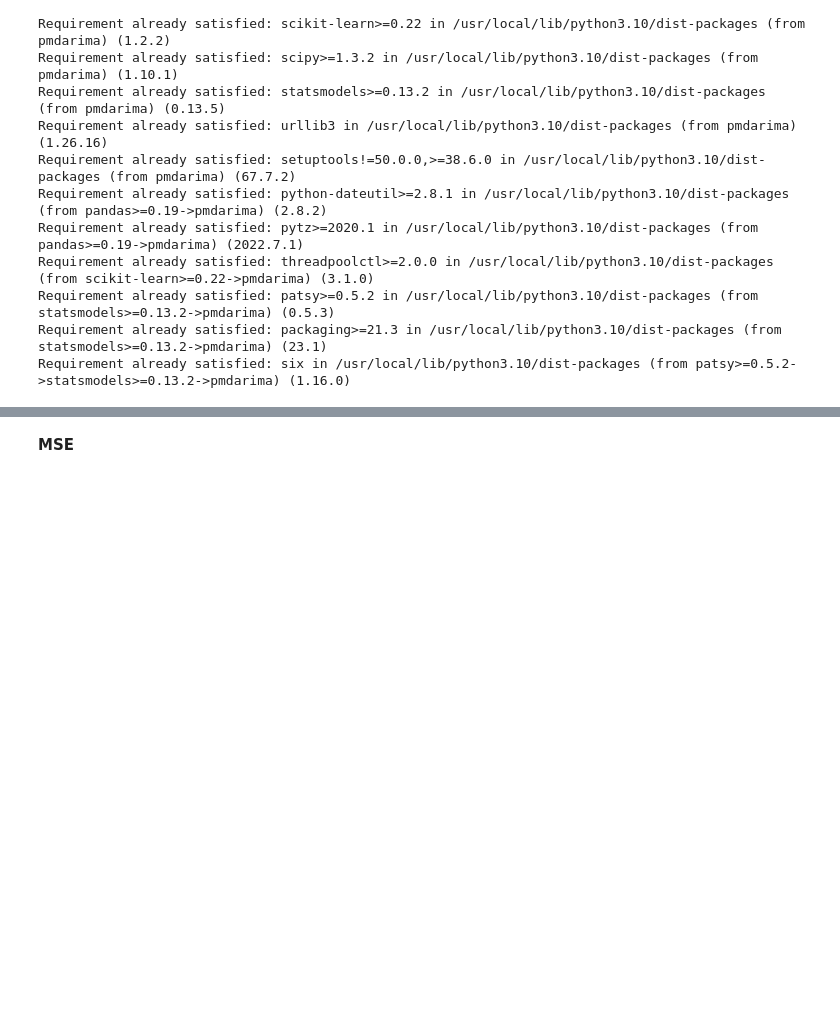
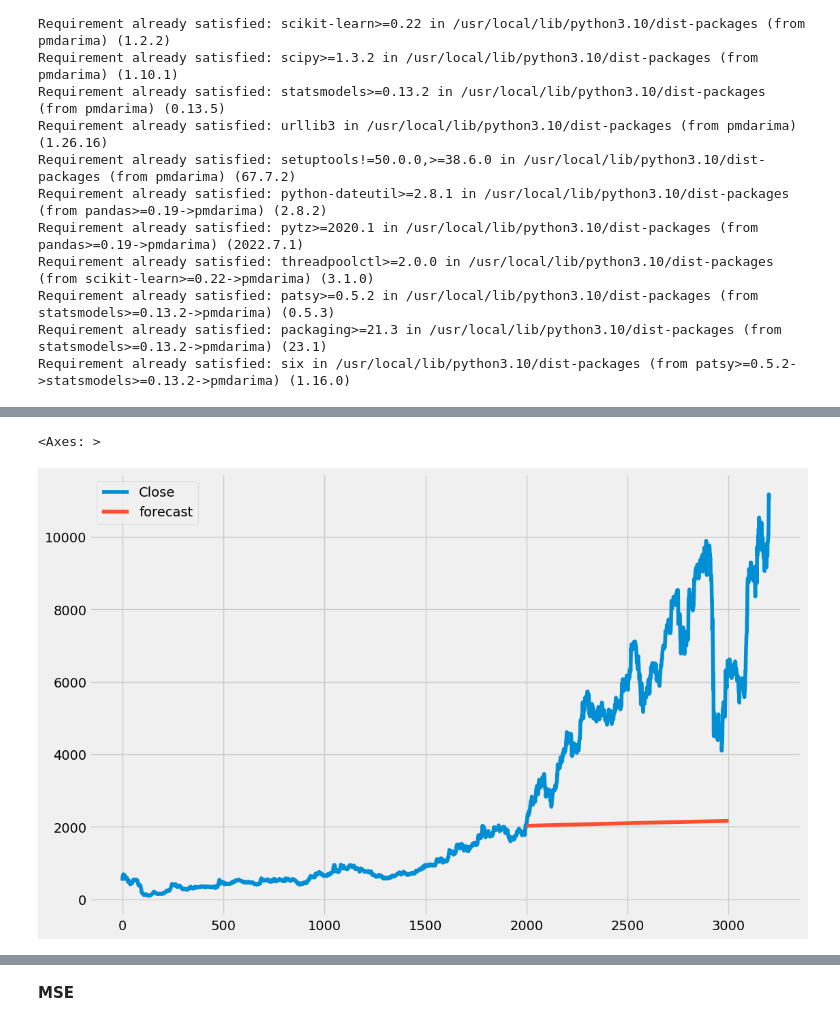
Before and after one commit to Madhur-01/Bajaj-Finserv-Stock--Prediction, a Jupyter notebook: StockPricePrediction.ipynb, the cells around one changed output, grey strips where cells are left out. Saved outputs shown, nothing was run; the diff lists cells and outputs as text; code cells hidden in the pictures; blank space fills up the shorter version.

```diff
--- a/StockPricePrediction.ipynb
+++ b/StockPricePrediction.ipynb
@@ -494,0 +512,9 @@ Pipeline(steps=[('boxcox', BoxCoxEndogTransformer(lmbda2=1e-06)),
+# %%
+import statsmodels.api as sm
+model = sm.tsa.arima.ARIMA(df['Close'], order = (1,0,0))
+model_fit = model.fit()
+df['forecast']=model_fit.predict(start=2000,end=3000,dynamic=True)
+df[['Close','forecast']].plot(figsize=(12,8))
+# %% [output]
+<Axes: >
+[figure, added]
```
Also changed, not shown: parts of 21 cells of this notebook.
